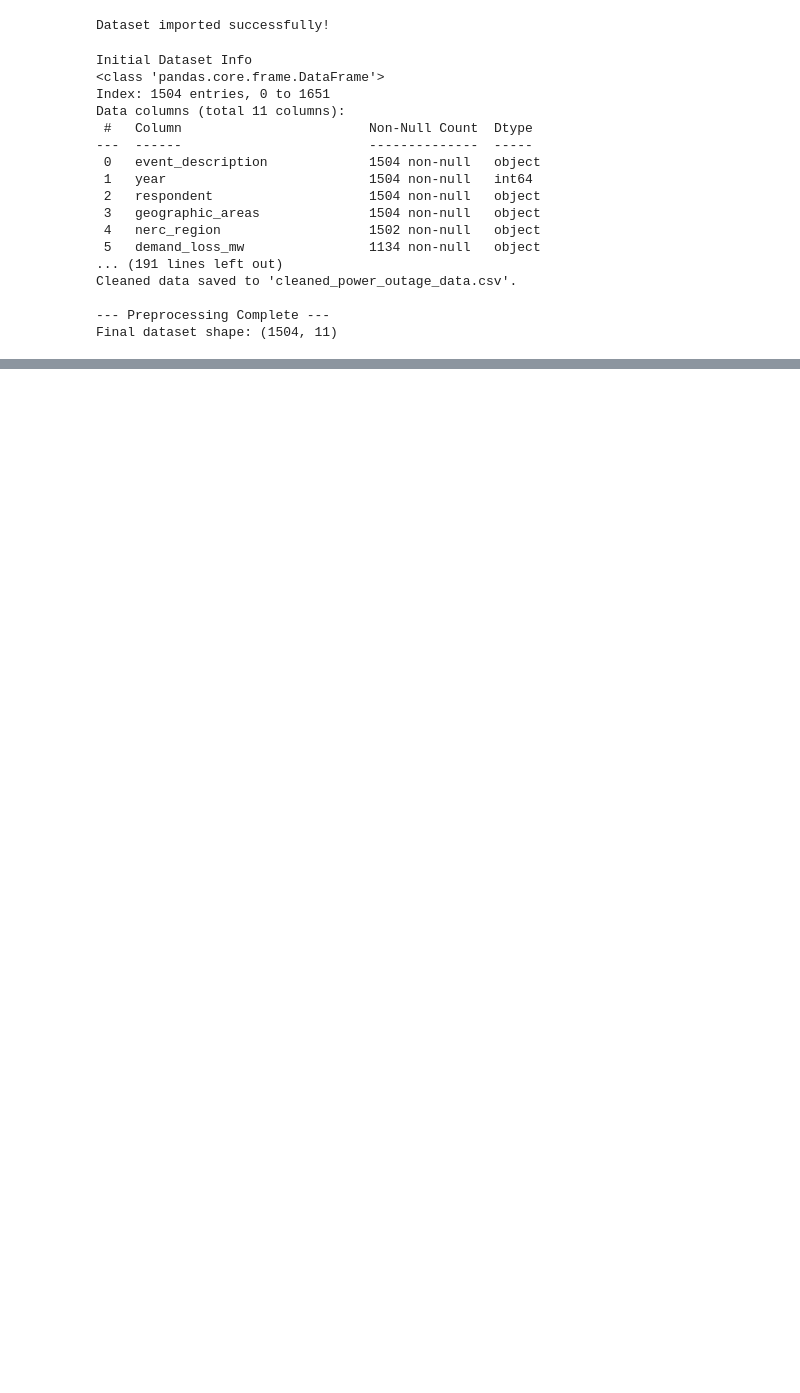
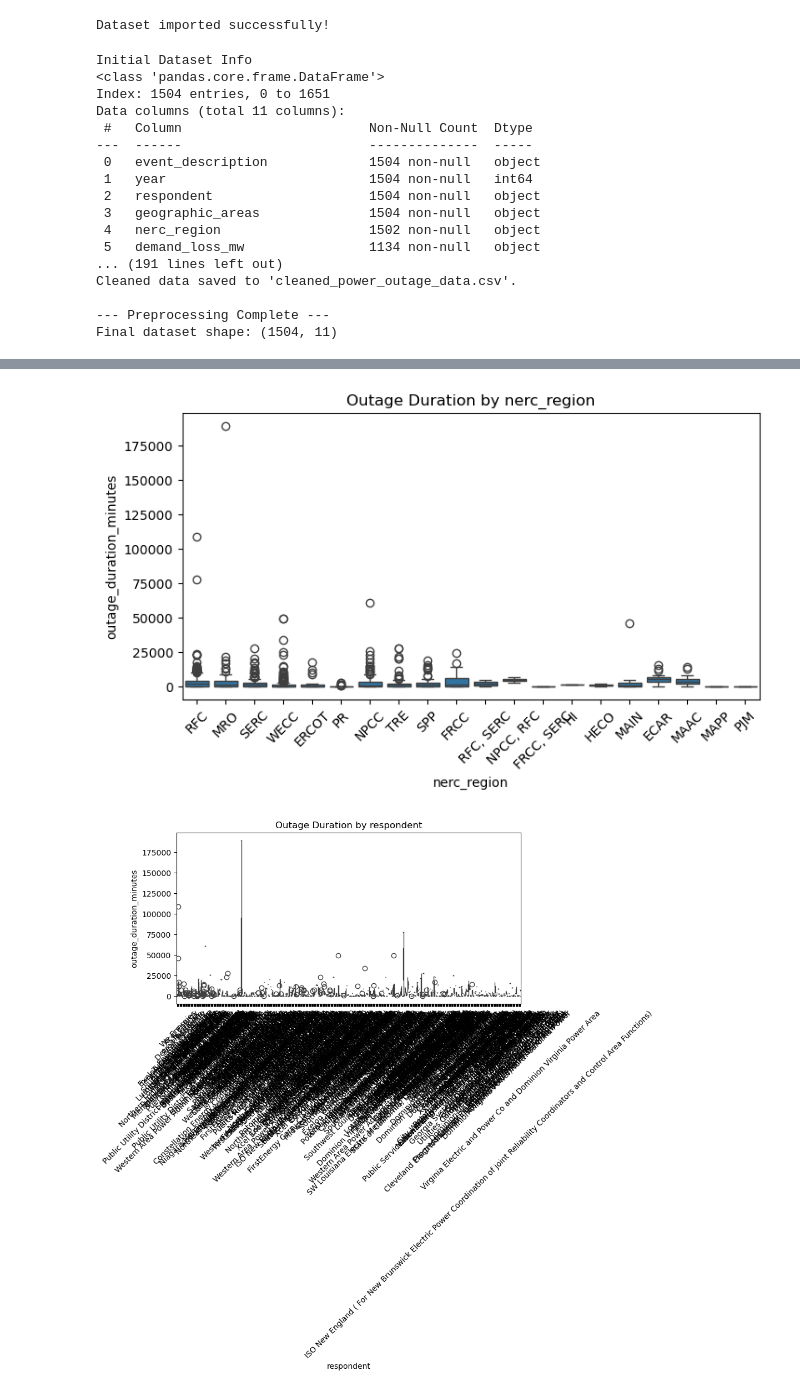
Before and after one commit to Sushma5-prof/Predictive_Pre-emption_Model, a Jupyter notebook: Predictive_Pre-emption_Model.ipynb, the cells around one changed output, grey strips where cells are left out. Drawn from its saved outputs; the diff is of its cells as text; code cells hidden in the pictures; blank space fills up the shorter version.

```diff
--- a/Predictive_Pre-emption_Model.ipynb
+++ b/Predictive_Pre-emption_Model.ipynb
@@ -80,0 +201,22 @@ Final dataset shape: (1504, 11)
+# %%
+# Bivariate analysis
+# Outage duration by categorical variable example
+for c in ['nerc_region','respondent','geographic_areas']:
+    if c in df.columns:
+        plt.figure(figsize=(8,4))
+        sns.boxplot(x=c, y='outage_duration_minutes', data=df)
+        plt.xticks(rotation=45)
+        plt.title(f'Outage Duration by {c}')
+        plt.show()
+
+# Traffic-density-like categorical
+df['duration_bin'] = pd.cut(df['outage_duration_minutes'],
+                           bins=[-1,5,30,120,1e9],
+                           labels=['very_short','short','medium','long'])
+plt.figure(figsize=(6,3))
+sns.countplot(x='duration_bin', data=df, order=['very_short','short','medium','long'])
+plt.title('Outage Duration Bins')
+plt.show()
+# %% [output]
+[figure, added]
+[figure, added]
```
Also changed, not shown: parts of 10 cells of this notebook.
